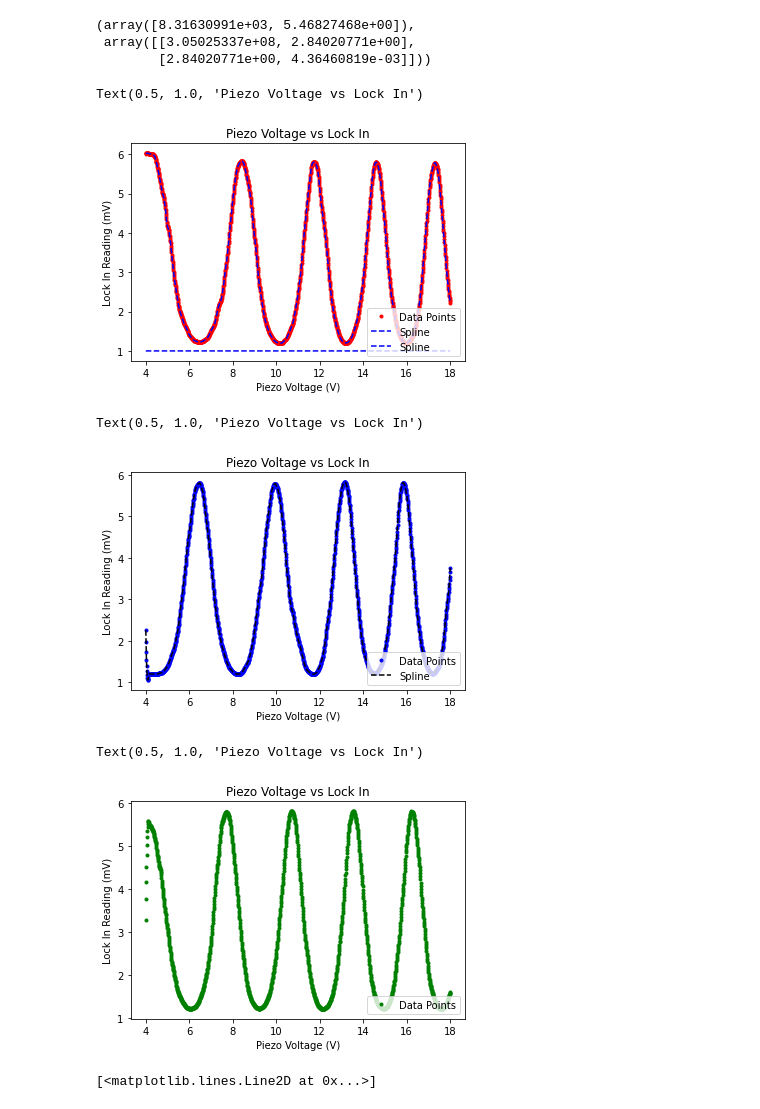
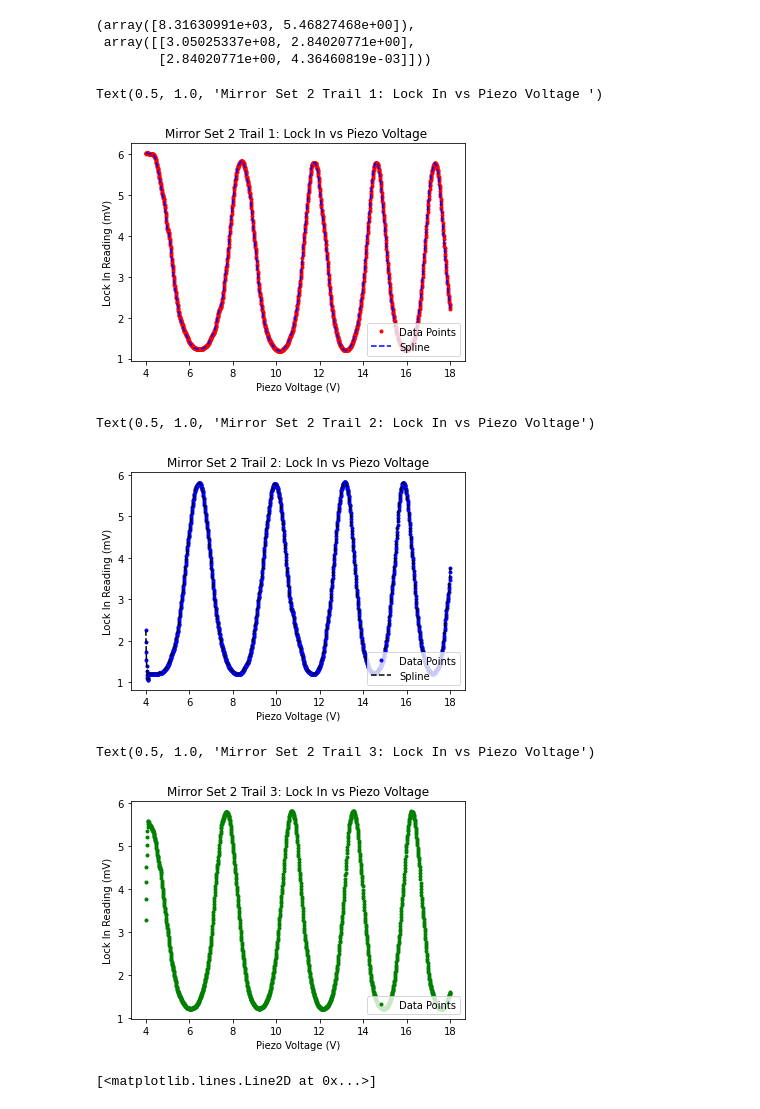
Before and after one commit to cwru-robin/Phys301, a Jupyter notebook: Inferometer/Anylisisset3.ipynb, the cells around one changed output. Drawn from its saved outputs; the diff is of its cells as text; code cells hidden in the pictures.

```diff
--- a/Inferometer/Anylisisset3.ipynb
+++ b/Inferometer/Anylisisset3.ipynb
@@ -43,17 +43,17 @@ fits3f1
 # %%
 fig = plt.figure()
 ax = fig.add_subplot(111)
 ax.plot(s2f1[0], s2f1[1], 'r.', label="Data Points")
 
 ax.plot(s2f1[0], splines2f1(s2f1[0]), 'b--', label="Spline")
-ax.plot(s2f1[0], model(s2f1[0],fits3f1[0][0],fits3f1[0][1]), 'b--', label="Spline")
+
 ax.set_xlabel("Piezo Voltage (V)")
 ax.set_ylabel("Lock In Reading (mV)")
 ax.legend(loc=4)
-ax.set_title("Piezo Voltage vs Lock In")
+ax.set_title("Mirror Set 2 Trail 1: Lock In vs Piezo Voltage ")
 # %% [output]
-Text(0.5, 1.0, 'Piezo Voltage vs Lock In')
+Text(0.5, 1.0, 'Mirror Set 2 Trail 1: Lock In vs Piezo Voltage ')
-[figure, old version]
+[figure, new version]
 # %%
 fig = plt.figure()
 ax = fig.add_subplot(111)
@@ -62,10 +62,10 @@ ax.plot(s2f2[0], splines2f2(s2f2[0]), 'k--', label="Spline")
 ax.set_xlabel("Piezo Voltage (V)")
 ax.set_ylabel("Lock In Reading (mV)")
 ax.legend(loc=4)
-ax.set_title("Piezo Voltage vs Lock In")
+ax.set_title("Mirror Set 2 Trail 2: Lock In vs Piezo Voltage")
 # %% [output]
-Text(0.5, 1.0, 'Piezo Voltage vs Lock In')
+Text(0.5, 1.0, 'Mirror Set 2 Trail 2: Lock In vs Piezo Voltage')
-[figure, old version]
+[figure, new version]
 # %%
 fig = plt.figure()
 ax = fig.add_subplot(111)
@@ -76,10 +76,10 @@ ax.plot(s2f3[0], s2f3[1], 'g.', label="Data Points")
 ax.set_xlabel("Piezo Voltage (V)")
 ax.set_ylabel("Lock In Reading (mV)")
 ax.legend(loc=4)
-ax.set_title("Piezo Voltage vs Lock In")
+ax.set_title("Mirror Set 2 Trail 3: Lock In vs Piezo Voltage")
 # %% [output]
-Text(0.5, 1.0, 'Piezo Voltage vs Lock In')
+Text(0.5, 1.0, 'Mirror Set 2 Trail 3: Lock In vs Piezo Voltage')
-[figure, old version]
+[figure, new version]
 # %%
 # Calculate x for max
 firstdevs1f1=splines2f1.derivative(n=1)
```
Also changed, not shown: parts of 8 cells of this notebook, 1 other file.
